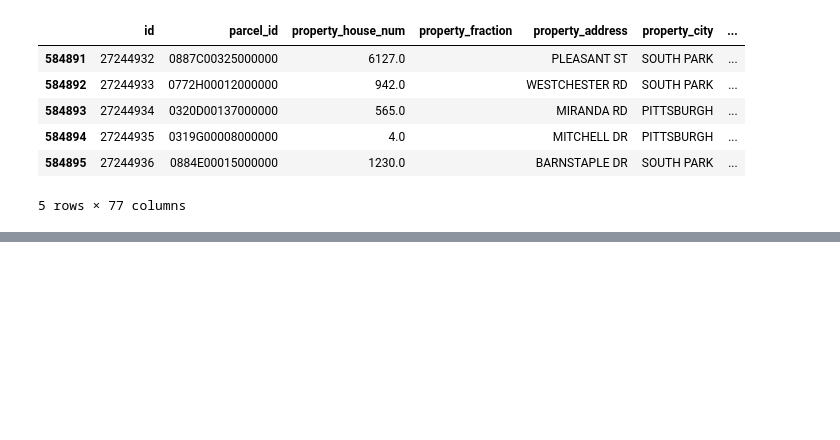
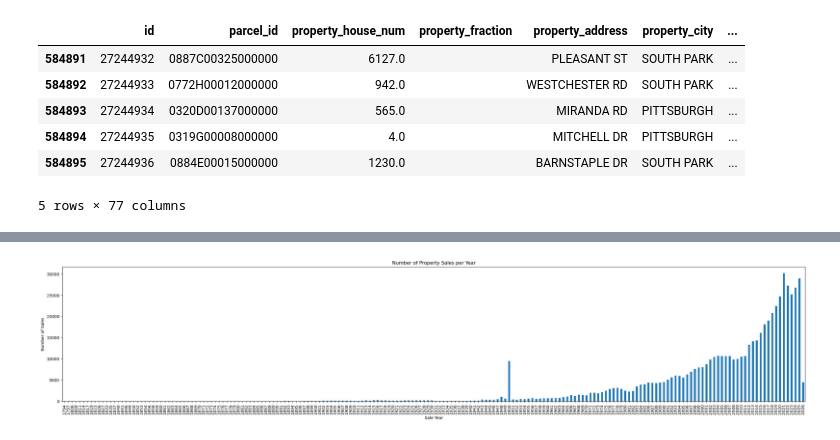
Before and after one commit to ussamasaeed/Allegheny-County-Property-Sale-analysis, a Jupyter notebook: notebook.ipynb, the cells around one changed output, grey strips where cells are left out. Cells and saved outputs as stored; diff of their text form; code cells hidden in the pictures; blank space fills up the shorter version.

```diff
--- a/notebook.ipynb
+++ b/notebook.ipynb
@@ -534,0 +693,14 @@ cat_cols = df.select_dtypes(include=['object']).columns
+# %%
+# 3. What is the **yearly trend of property sales** using `sale_date`?
+df['sale_date'] = pd.to_datetime(df['sale_date'], errors='coerce')
+df['sale_year'] = df['sale_date'].dt.year
+# %%
+plt.figure(figsize=(33,6))
+df['sale_year'].value_counts().sort_index().plot(kind='bar')
+plt.title('Number of Property Sales per Year')
+plt.xlabel('Sale Year')
+plt.ylabel('Number of Sales')
+plt.xticks(rotation=90)
+plt.show()
+# %% [output]
+[figure, added]
```
Also changed, not shown: parts of 17 cells of this notebook.
